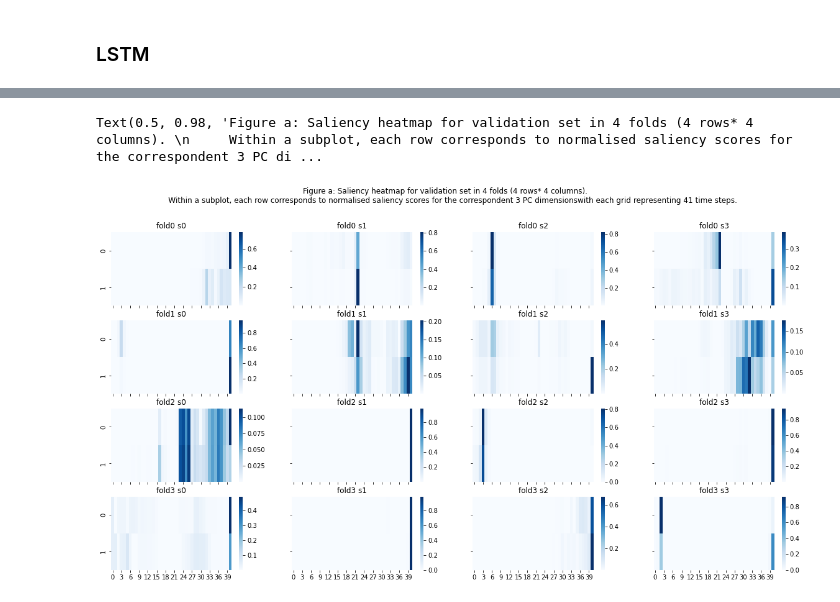
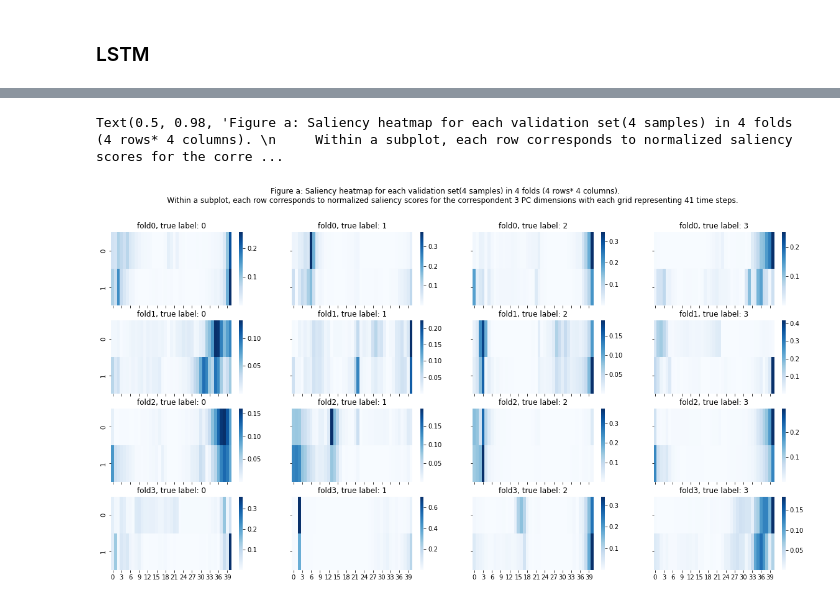
Before and after one commit to Mew233/IRspectral, a Jupyter notebook: spectral_PCA_LSTM-feats.ipynb, the cells around one changed output, grey strips where cells are left out. Saved outputs shown, nothing was run; the diff lists cells and outputs as text; code cells hidden in the pictures.

```diff
--- a/spectral_PCA_LSTM-feats.ipynb
+++ b/spectral_PCA_LSTM-feats.ipynb
@@ -207,6 +208,7 @@ targets  torch.Size([16, 1])
 # %% [markdown]
 ### LSTM
 # %%
+#https://wmathor.com/index.php/archives/1402/
 class LSTM(nn.Module):
 
     def __init__(self, num_classes, input_size, hidden_size, num_layers):
@@ -221,11 +223,11 @@ class LSTM(nn.Module):
         #, bidirectional=True
 
         self.lstm = nn.LSTM(input_size=input_size, hidden_size=hidden_size,
-                            num_layers=num_layers, bidirectional=True)
-        self.dropout = nn.Dropout(p=0.2)
+                            num_layers=num_layers, bidirectional=True, dropout=0.5)
+        self.dropout = nn.Dropout(0.5)
 
 
-        self.fc1 = nn.Sequential(
+        self.NN = nn.Sequential(
             nn.Linear(self.hidden_size*2, num_classes),
             # nn.Sigmoid()
         )
@@ -234,30 +236,32 @@ class LSTM(nn.Module):
     def forward(self, x):
         # In_Lstm = x
         In_Lstm = x.transpose(0, 1)  # input:[max_len, batch_size, n_class]
+        # In_Lstm = self.dropout(In_Lstm)
         batch_size = x.shape[0]
 
         h0 = torch.zeros(self.num_layers*2, batch_size, self.hidden_size)
         c0 = torch.zeros(self.num_layers*2, batch_size, self.hidden_size) #h0, c0:(num_layers, batch_size, hidden_size)
 
-        ula, (h_out, _) = self.lstm(In_Lstm,(h0, c0))
+        ula, (hidden, _) = self.lstm(In_Lstm,(h0, c0))
 
-        # h_out = h_out.view(-1, self.hidden_size)
-        ula = ula[-1] # [batch_size, n_hidden * 2]
-        ula = self.dropout(ula)
-        out = self.fc1(ula)
+        # ula = ula[-1] # [batch_size, n_hidden * 2]
+        hidden = torch.cat([hidden[-2], hidden[-1]], dim=1)
+        hidden = self.dropout(hidden)
+        out = self.NN(hidden)
 
         return out
 # %%
+torch.manual_seed(42)
 # Configuration options
 print(dataX.shape)
 input_size = dataX.shape[1] #Number of features used as input. (Number of columns)
-hidden_size = 15 #more hidden units, longer time remembered
-num_layers = 1
+hidden_size = 64 #more hidden units, longer time remembered
+num_layers = 2
 num_classes = 4
-num_epochs = 30
+num_epochs = 15
 batch_size = 4
 
-learning_rate = 1e-3
+learning_rate = 3e-4
 
 model = LSTM(num_classes, input_size, hidden_size, num_layers)
 optimizer = torch.optim.Adam(model.parameters(), lr=learning_rate)
@@ -321,11 +325,11 @@ for fold, (train_ids, test_ids) in enumerate(kfold.split(whole_dataset,dataY)):
             loss.backward()
             optimizer.step()
 
-            train_correct += torch.sum(output_idx==target)
+            train_correct = torch.sum(output_idx==target)
             train_loss.append(loss.detach()/batch_size)
 
-        if epoch%10==0:
-            print("train loss", np.round(np.mean(train_loss),5), "train accuracy {}/{}".format(np.round(train_correct).numpy(),len(target)*(k_folds-1)))
+        if epoch%5==0:
+            print("train loss", np.round(np.mean(train_loss),5), "train accuracy {}/{}".format(np.round(train_correct).numpy(),len(target)))
 
         results[epoch] = np.round(np.mean(train_loss))
 
@@ -370,8 +374,8 @@ for fold, (train_ids, test_ids) in enumerate(kfold.split(whole_dataset,dataY)):
         #construct sailency map
         saliency = dt.grad.data.abs()
         #save individual map within each batch
-        for i in range(4):
-            saliencys.append(torch.split(saliency, 4)[0][i].squeeze().T)
+        for i in range(batch_size):
+            saliencys.append(torch.split(saliency, batch_size)[0][i].squeeze().T)
 
 
     actuals = [val for sublist in np.vstack(list(chain(*actuals))) for val in sublist]
@@ -408,25 +423,26 @@ validation accuracy 4.0/4 predicts:  [2, 1, 3, 0] labels:  [2.0, 1.0, 3.0, 0.0]
 # %%
 #chrome-extension://efaidnbmnnnibpcajpcglclefindmkaj/https://arxiv.org/pdf/1506.01066v2.pdf
 fig, axes = plt.subplots(nrows=4, ncols=4, sharex=True, sharey=True, figsize=(20,10))
 for i in range(len(predict_list)):
     for j in range(len(predict_list[0])):
 
         idx = predict_list[i][j]
 
         old_tensor = saliency_lists[i][idx]
         # compute variance row-wise (along time step)
         # normalize row-wise
         t2 = normalize(old_tensor, p=1.0, dim = 1)
         sns.heatmap(t2,  cmap="Blues", ax=axes[i][j])
+        # sns.heatmap(old_tensor,  cmap="Blues", ax=axes[i][j])
         # axes[i][idx].set_xlim(0, 41)
-        axes[i][idx].set_title("fold" + str(i) + " s" + str(idx))
+        axes[i][idx].set_title("fold" + str(i) + ", true label: " + str(idx))
 
-fig.suptitle('Figure a: Saliency heatmap for validation set in 4 folds (4 rows* 4 columns). \n \
-    Within a subplot, each row corresponds to normalised saliency scores for the correspondent 3 PC dimensions\
+fig.suptitle('Figure a: Saliency heatmap for each validation set(4 samples) in 4 folds (4 rows* 4 columns). \n \
+    Within a subplot, each row corresponds to normalized saliency scores for the correspondent 3 PC dimensions \
 with each grid representing 41 time steps.')
 # %% [output]
-Text(0.5, 0.98, 'Figure a: Saliency heatmap for validation set in 4 folds (4 rows* 4 columns). \n     Within a subplot, each row corresponds to normalised saliency scores for the correspondent 3 PC di ...
+Text(0.5, 0.98, 'Figure a: Saliency heatmap for each validation set(4 samples) in 4 folds (4 rows* 4 columns). \n     Within a subplot, each row corresponds to normalized saliency scores for the corre ...
-[figure, old version]
+[figure, new version]
 # %%
 # rnn = nn.LSTM(input_size=9, hidden_size=3, batch_first=True,num_layers=1)
 # input = torch.randn(4,41,9)
```
Also changed, not shown: parts of 6 cells of this notebook, 1 other file.
